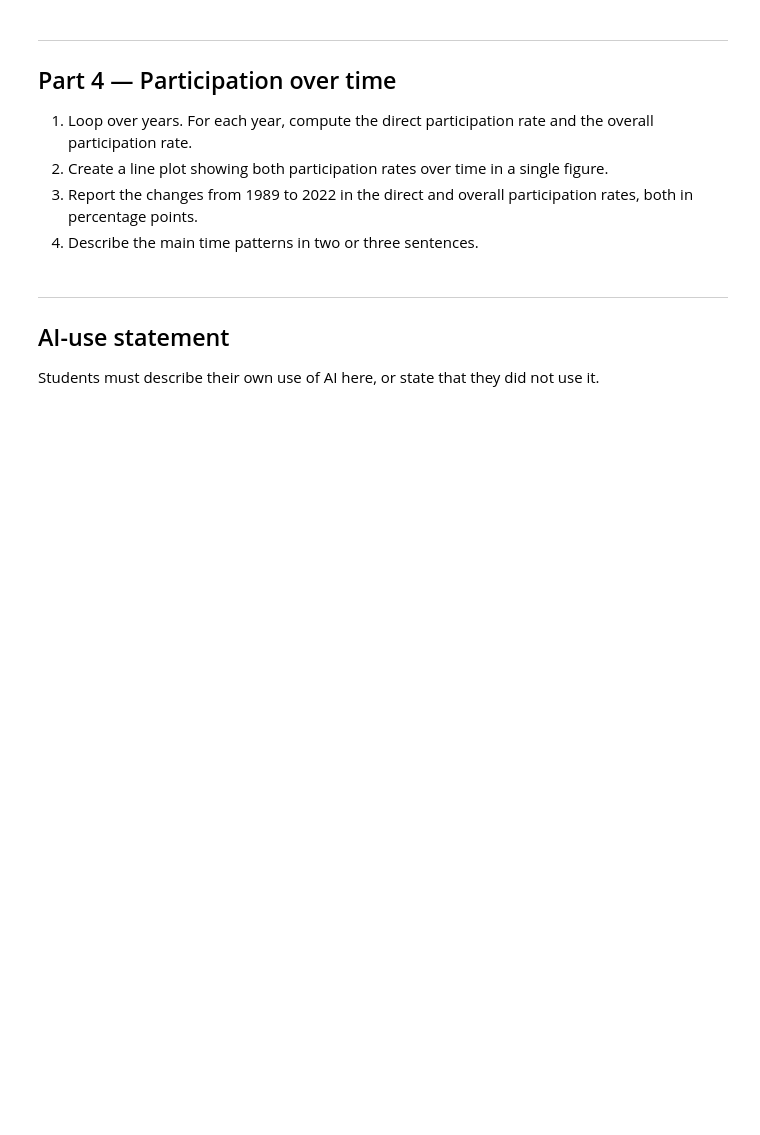
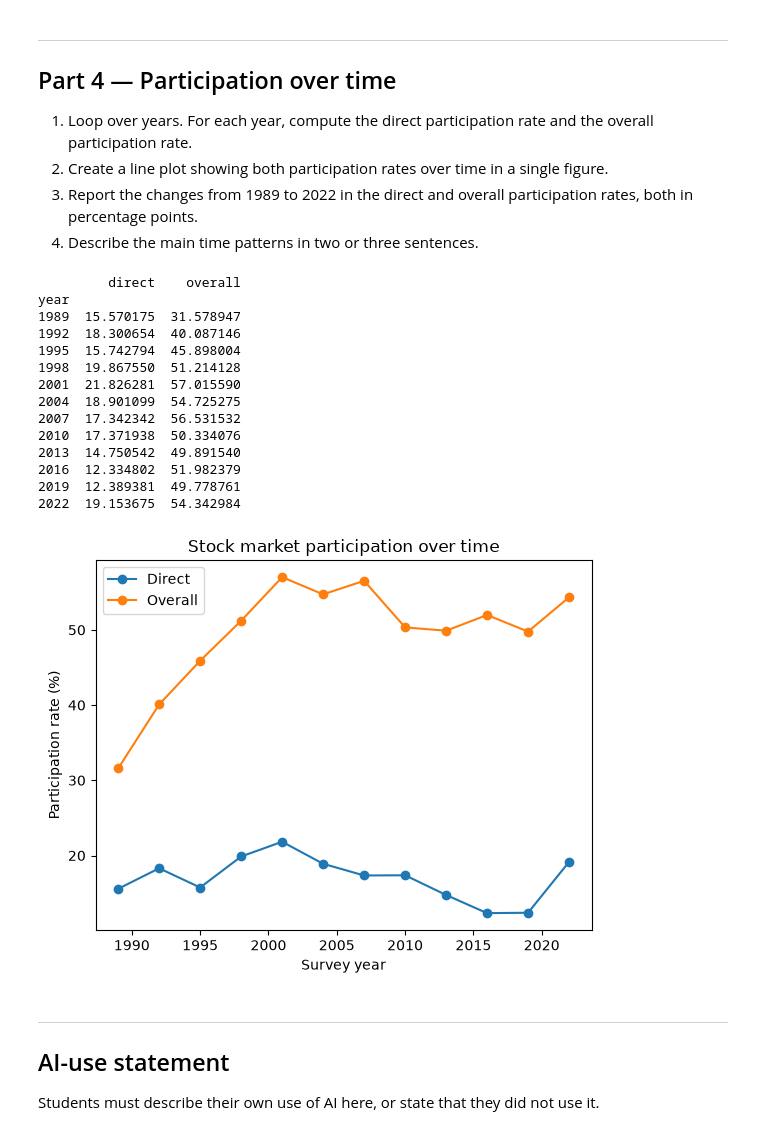
Before and after one commit to yay-06/Assignment-3, a Jupyter notebook: assignment3.ipynb, the cells around one changed output. Saved outputs shown, nothing was run; the diff lists cells and outputs as text; code cells hidden in the pictures; blank space fills up the shorter version.

```diff
--- a/assignment3.ipynb
+++ b/assignment3.ipynb
@@ -127,6 +276,56 @@ built-in `mean()` method.
 3. Report the changes from 1989 to 2022 in the direct and overall participation
    rates, both in percentage points.
 4. Describe the main time patterns in two or three sentences.
+# %%
+import matplotlib.pyplot as plt
+
+#1.
+years = range(1989, 2023, 3)
+
+results = []
+for y in years:
+    set = df.loc[df['year'] == y]
+    direct = participation_rate(set['direct'])
+    overall = participation_rate(set['overall'])
+    results.append({
+                    'year': y,
+                    'direct': direct,
+                    'overall': overall})
+
+rates_year = pd.DataFrame(results).set_index('year')
+
+print(rates_year)
+
+#2.
+
+fig, axes = plt.subplots()
+
+axes.plot(rates_year.index, rates_year['direct'], marker='o', label='Direct')
+axes.plot(rates_year.index, rates_year['overall'], marker='o', label='Overall')
+
+axes.set_title('Stock market participation over time')
+axes.set_xlabel('Survey year')
+axes.set_ylabel('Participation rate (%)')
+
+axes.legend()
+
+plt.show()
+# %% [output]
+         direct    overall
+year
+1989  15.570175  31.578947
+1992  18.300654  40.087146
+1995  15.742794  45.898004
+1998  19.867550  51.214128
+2001  21.826281  57.015590
+2004  18.901099  54.725275
+2007  17.342342  56.531532
+2010  17.371938  50.334076
+2013  14.750542  49.891540
+2016  12.334802  51.982379
+2019  12.389381  49.778761
+2022  19.153675  54.342984
+[figure, added]
 # %% [markdown]
 ***
 ## AI-use statement
```
Also changed, not shown: parts of 11 cells of this notebook.
